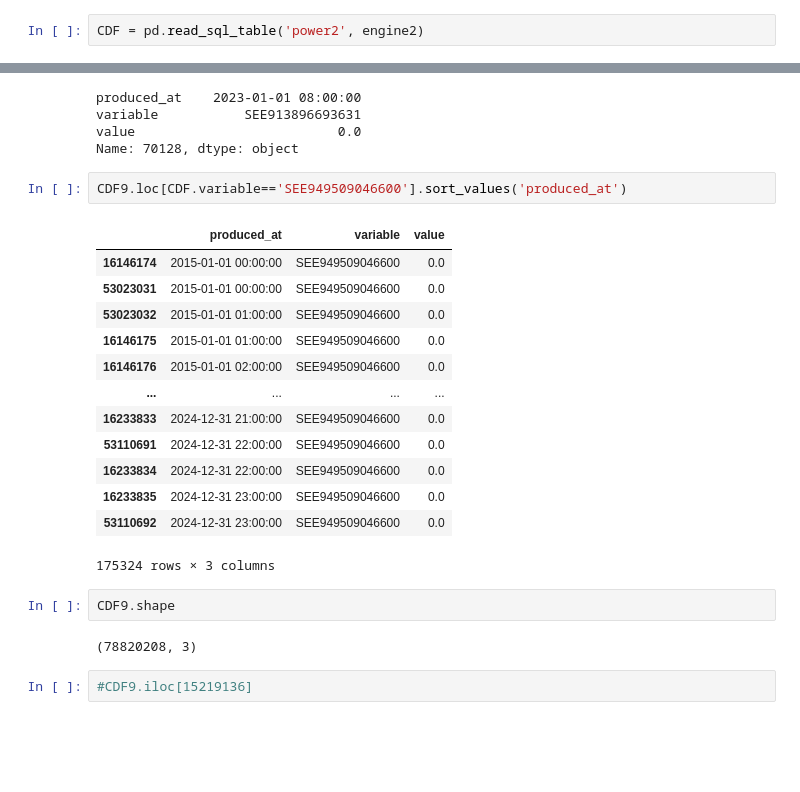
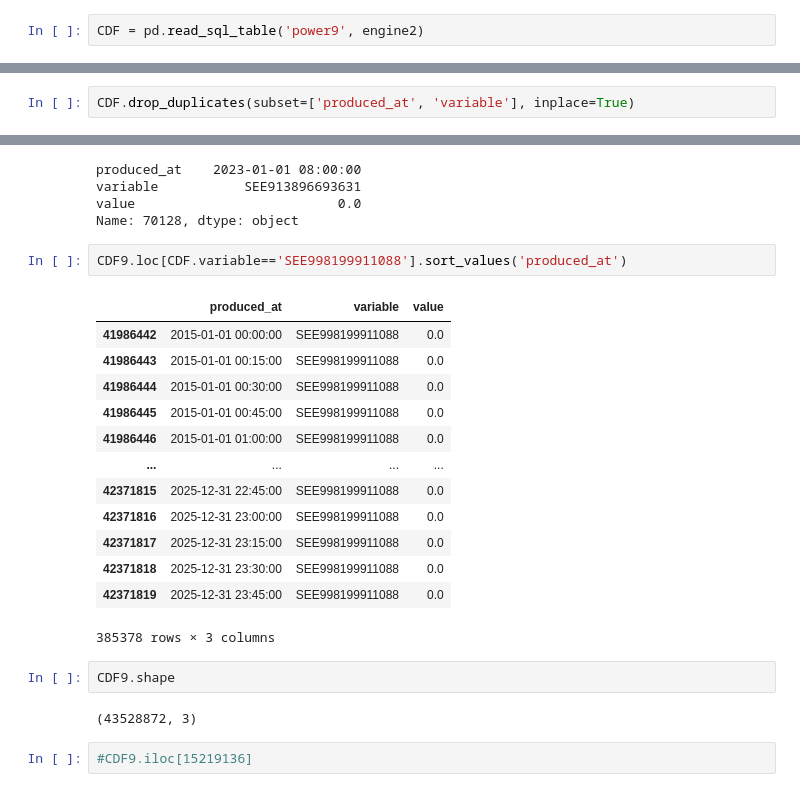
Before and after one commit to sidietz/plantwatch-data, a Jupyter notebook: production-v2/melt2db.ipynb, the cells around one changed output, grey strips where cells are left out. Drawn from its saved outputs; the diff is of its cells as text; blank space fills up the shorter version.

```diff
--- a/production-v2/melt2db.ipynb
+++ b/production-v2/melt2db.ipynb
@@ -333,7 +213,7 @@ df
 # %%
 starttime2 = datetime.now()
 # %%
-CDF = pd.read_sql_table('power2', engine2)
+CDF = pd.read_sql_table('power9', engine2)
 # %%
 endtime2 = datetime.now()
 duration2 = endtime2 - starttime2
@@ -364,3 +265,5 @@ CDF.shape
+# %%
+CDF.drop_duplicates(subset=['produced_at', 'variable'], inplace=True)
 # %%
 CDF.to_csv("CDF.csv", index=False)
 # %%
@@ -395,25 +298,25 @@ variable           SEE913896693631
 value                          0.0
 Name: 70128, dtype: object
 # %%
-CDF9.loc[CDF.variable=='SEE949509046600'].sort_values('produced_at')
+CDF9.loc[CDF.variable=='SEE998199911088'].sort_values('produced_at')
 # %% [output]
 |  | produced_at | variable | value |
-| 16146174 | 2015-01-01 00:00:00 | SEE949509046600 | 0.0 |
-| 53023031 | 2015-01-01 00:00:00 | SEE949509046600 | 0.0 |
-| 53023032 | 2015-01-01 01:00:00 | SEE949509046600 | 0.0 |
-| 16146175 | 2015-01-01 01:00:00 | SEE949509046600 | 0.0 |
-| 16146176 | 2015-01-01 02:00:00 | SEE949509046600 | 0.0 |
+| 41986442 | 2015-01-01 00:00:00 | SEE998199911088 | 0.0 |
+| 41986443 | 2015-01-01 00:15:00 | SEE998199911088 | 0.0 |
+| 41986444 | 2015-01-01 00:30:00 | SEE998199911088 | 0.0 |
+| 41986445 | 2015-01-01 00:45:00 | SEE998199911088 | 0.0 |
+| 41986446 | 2015-01-01 01:00:00 | SEE998199911088 | 0.0 |
 | ... | ... | ... | ... |
-| 16233833 | 2024-12-31 21:00:00 | SEE949509046600 | 0.0 |
-| 53110691 | 2024-12-31 22:00:00 | SEE949509046600 | 0.0 |
-| 16233834 | 2024-12-31 22:00:00 | SEE949509046600 | 0.0 |
-| 16233835 | 2024-12-31 23:00:00 | SEE949509046600 | 0.0 |
-| 53110692 | 2024-12-31 23:00:00 | SEE949509046600 | 0.0 |
+| 42371815 | 2025-12-31 22:45:00 | SEE998199911088 | 0.0 |
+| 42371816 | 2025-12-31 23:00:00 | SEE998199911088 | 0.0 |
+| 42371817 | 2025-12-31 23:15:00 | SEE998199911088 | 0.0 |
+| 42371818 | 2025-12-31 23:30:00 | SEE998199911088 | 0.0 |
+| 42371819 | 2025-12-31 23:45:00 | SEE998199911088 | 0.0 |
-175324 rows × 3 columns
+385378 rows × 3 columns
 # %%
 CDF9.shape
 # %% [output]
-(78820208, 3)
+(43528872, 3)
 # %%
 #CDF9.iloc[15219136]
 # %%
```
Also changed, not shown: parts of 36 cells of this notebook, 6 other files.
